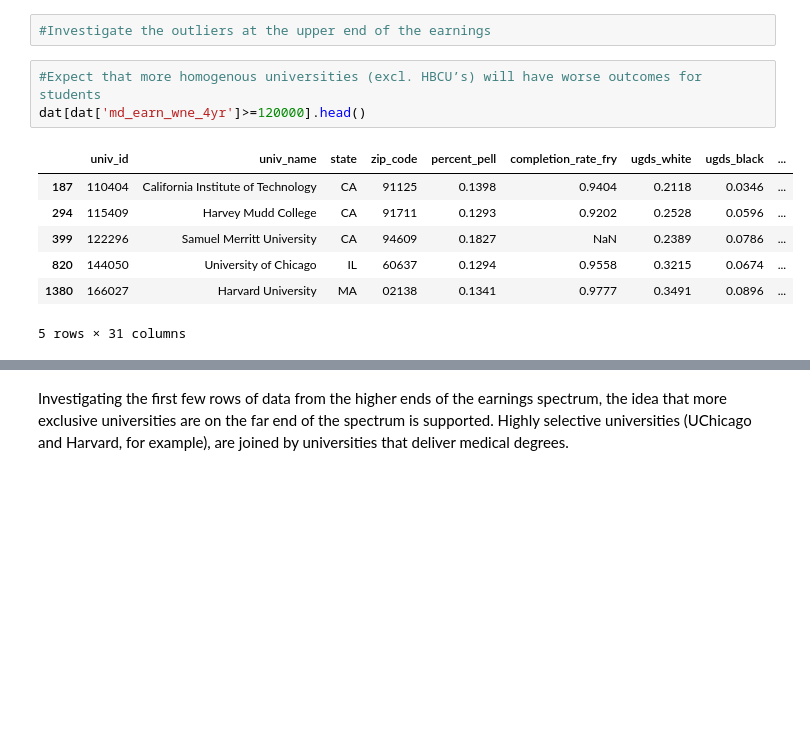
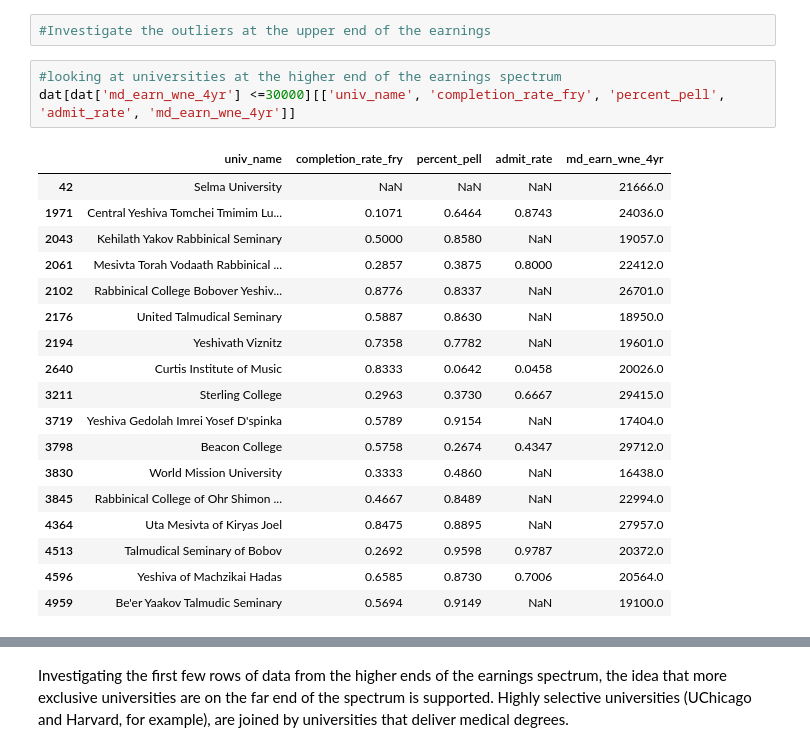
Before and after one commit to davidgarmal/comm3180_S26_G3_Data_Project, a Jupyter notebook: data_analysis/glynn_provisional_analysis.ipynb, the cells around one changed output, grey strips where cells are left out. Cells and saved outputs as stored; diff of their text form; blank space fills up the shorter version.

```diff
--- a/data_analysis/glynn_provisional_analysis.ipynb
+++ b/data_analysis/glynn_provisional_analysis.ipynb
@@ -196,13 +323,24 @@ plt.show()
 # %%
 #Investigate the outliers at the upper end of the earnings
 # %%
-#Expect that more homogenous universities (excl. HBCU’s) will have worse outcomes for students
-dat[dat['md_earn_wne_4yr']>=120000].head()
+#looking at universities at the higher end of the earnings spectrum
+dat[dat['md_earn_wne_4yr'] <=30000][['univ_name', 'completion_rate_fry', 'percent_pell', 'admit_rate', 'md_earn_wne_4yr']]
 # %% [output]
-|  | univ_id | univ_name | state | zip_code | percent_pell | completion_rate_fry | ugds_white | ugds_black | ... |
-| 187 | 110404 | California Institute of Technology | CA | 91125 | 0.1398 | 0.9404 | 0.2118 | 0.0346 | ... |
-| 294 | 115409 | Harvey Mudd College | CA | 91711 | 0.1293 | 0.9202 | 0.2528 | 0.0596 | ... |
-| 399 | 122296 | Samuel Merritt University | CA | 94609 | 0.1827 | NaN | 0.2389 | 0.0786 | ... |
-| 820 | 144050 | University of Chicago | IL | 60637 | 0.1294 | 0.9558 | 0.3215 | 0.0674 | ... |
-| 1380 | 166027 | Harvard University | MA | 02138 | 0.1341 | 0.9777 | 0.3491 | 0.0896 | ... |
+|  | univ_name | completion_rate_fry | percent_pell | admit_rate | md_earn_wne_4yr |
+| 42 | Selma University | NaN | NaN | NaN | 21666.0 |
+| 1971 | Central Yeshiva Tomchei Tmimim Lu... | 0.1071 | 0.6464 | 0.8743 | 24036.0 |
+| 2043 | Kehilath Yakov Rabbinical Seminary | 0.5000 | 0.8580 | NaN | 19057.0 |
+| 2061 | Mesivta Torah Vodaath Rabbinical ... | 0.2857 | 0.3875 | 0.8000 | 22412.0 |
+| 2102 | Rabbinical College Bobover Yeshiv... | 0.8776 | 0.8337 | NaN | 26701.0 |
+| 2176 | United Talmudical Seminary | 0.5887 | 0.8630 | NaN | 18950.0 |
+| 2194 | Yeshivath Viznitz | 0.7358 | 0.7782 | NaN | 19601.0 |
+| 2640 | Curtis Institute of Music | 0.8333 | 0.0642 | 0.0458 | 20026.0 |
+| 3211 | Sterling College | 0.2963 | 0.3730 | 0.6667 | 29415.0 |
+| 3719 | Yeshiva Gedolah Imrei Yosef D'spinka | 0.5789 | 0.9154 | NaN | 17404.0 |
+| 3798 | Beacon College | 0.5758 | 0.2674 | 0.4347 | 29712.0 |
+| 3830 | World Mission University | 0.3333 | 0.4860 | NaN | 16438.0 |
+| 3845 | Rabbinical College of Ohr Shimon ... | 0.4667 | 0.8489 | NaN | 22994.0 |
+| 4364 | Uta Mesivta of Kiryas Joel | 0.8475 | 0.8895 | NaN | 27957.0 |
+| 4513 | Talmudical Seminary of Bobov | 0.2692 | 0.9598 | 0.9787 | 20372.0 |
+| 4596 | Yeshiva of Machzikai Hadas | 0.6585 | 0.8730 | 0.7006 | 20564.0 |
+| 4959 | Be'er Yaakov Talmudic Seminary | 0.5694 | 0.9149 | NaN | 19100.0 |
-5 rows × 31 columns
```
Also changed, not shown: parts of 17 cells of this notebook, 1 other file.
